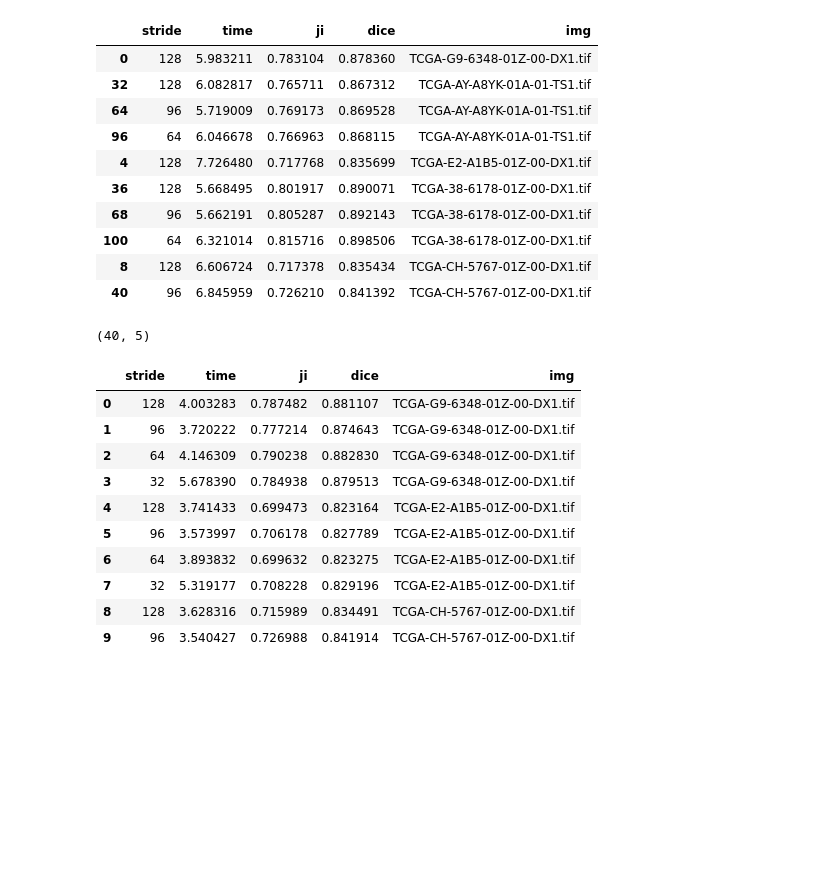
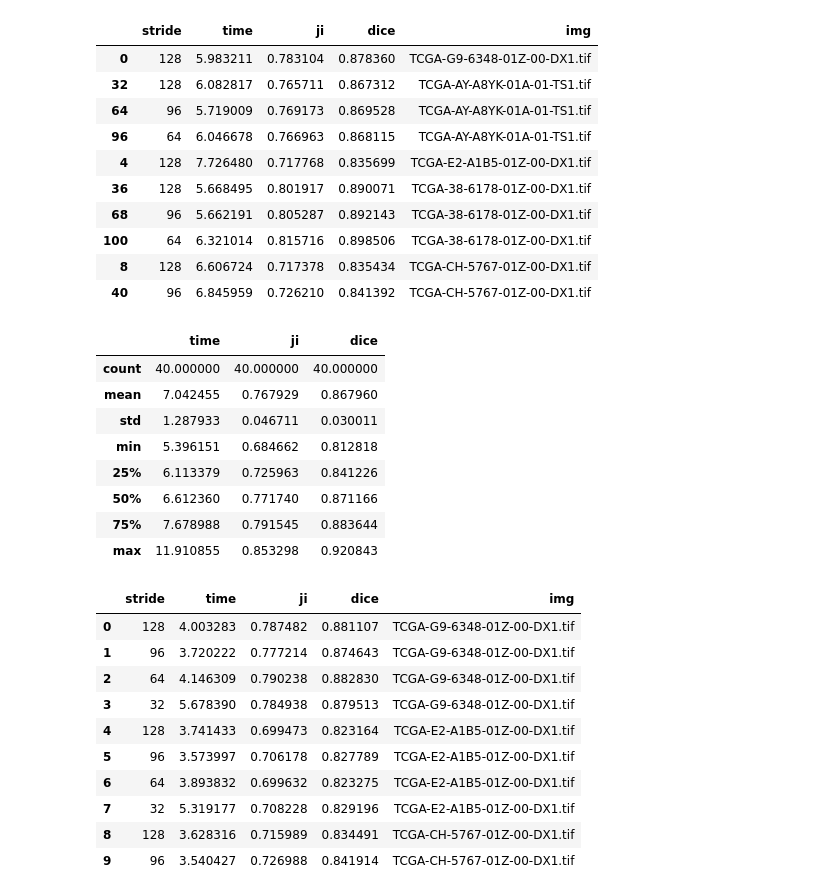
Before and after one commit to trnal/dp3-python-shared, a Jupyter notebook: visualizations/collecting_output_2.ipynb, the cells around one changed output. Drawn from its saved outputs; the diff is of its cells as text; code cells hidden in the pictures; blank space fills up the shorter version.

```diff
--- a/visualizations/collecting_output_2.ipynb
+++ b/visualizations/collecting_output_2.ipynb
@@ -78,9 +78,17 @@ results_median.head(10)
 | 8 | 128 | 6.606724 | 0.717378 | 0.835434 | TCGA-CH-5767-01Z-00-DX1.tif |
 | 40 | 96 | 6.845959 | 0.726210 | 0.841392 | TCGA-CH-5767-01Z-00-DX1.tif |
 # %%
-results_median.shape
+results_median.describe()
 # %% [output]
-(40, 5)
+|  | time | ji | dice |
+| count | 40.000000 | 40.000000 | 40.000000 |
+| mean | 7.042455 | 0.767929 | 0.867960 |
+| std | 1.287933 | 0.046711 | 0.030011 |
+| min | 5.396151 | 0.684662 | 0.812818 |
+| 25% | 6.113379 | 0.725963 | 0.841226 |
+| 50% | 6.612360 | 0.771740 | 0.871166 |
+| 75% | 7.678988 | 0.791545 | 0.883644 |
+| max | 11.910855 | 0.853298 | 0.920843 |
 # %%
 results = pd.DataFrame(columns=['stride', 'time', 'ji', 'dice', 'img'])
 
```
Also changed, not shown: parts of 10 cells of this notebook, 2 other files.
